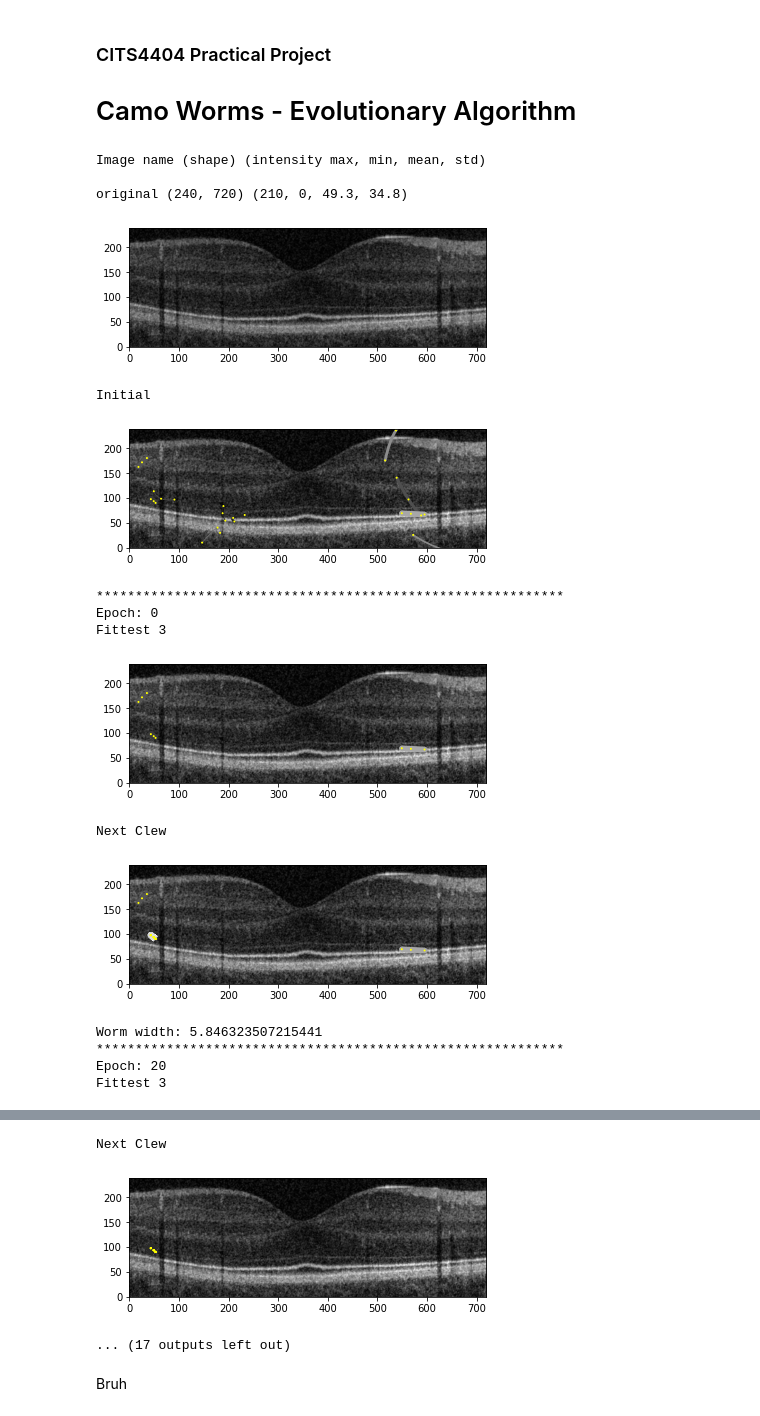
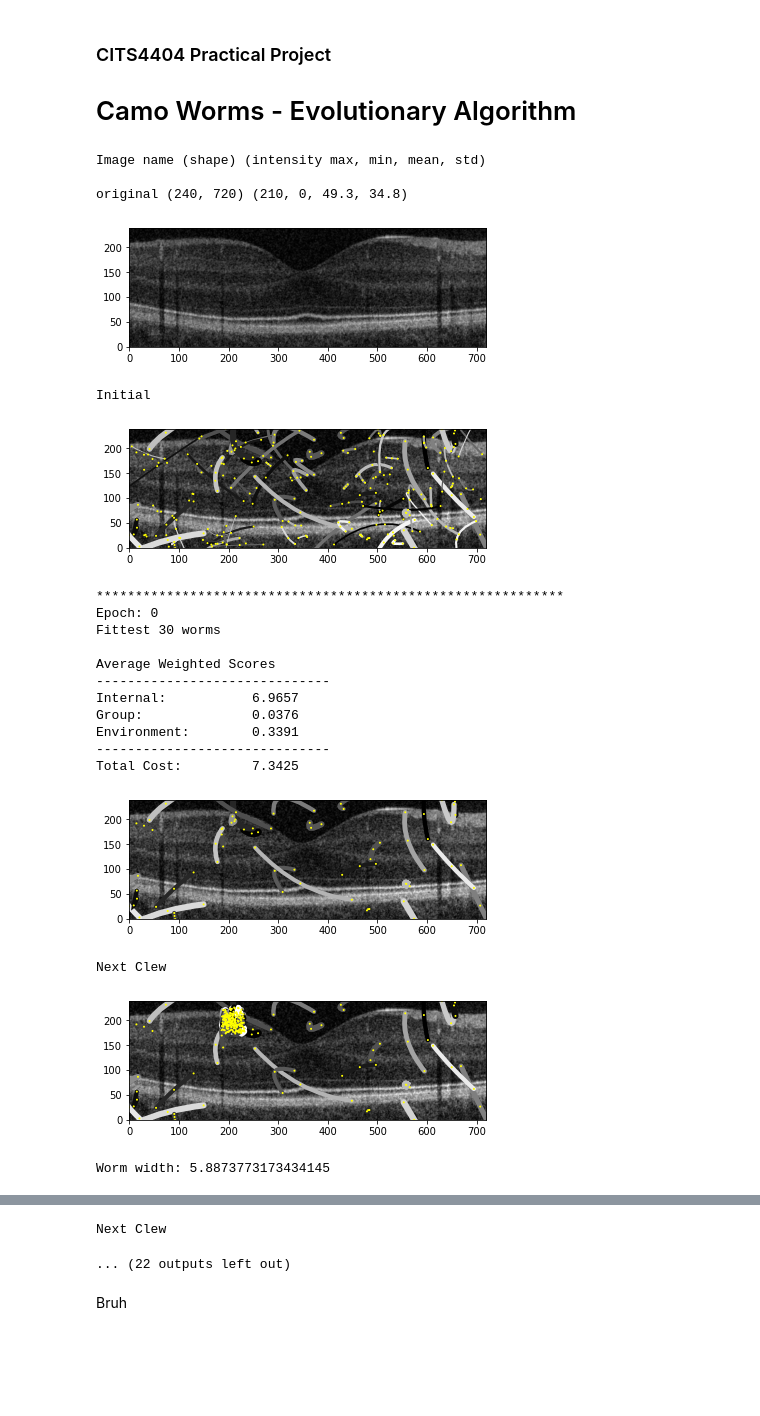
Before and after one commit to evnw/CITS4404-Assignment2, a Jupyter notebook: CamoWorms_EA.ipynb, the cells around one changed output, grey strips where cells are left out. Drawn from its saved outputs; the diff is of its cells as text; code cells hidden in the pictures; blank space fills up the shorter version.

```diff
--- a/CamoWorms_EA.ipynb
+++ b/CamoWorms_EA.ipynb
@@ -46,12 +74,25 @@ def get_cost(image, worm: Camo_Worm, w_internal: float=1.0, w_group: float=1.0,
 # %%
-def get_fittest(image, clew: list[Camo_Worm], top_n: int):
-    costs = [get_cost(image, worm) for worm in clew]
+def get_fittest(image, clew: list[Camo_Worm], top_n: int, w_internal: float=1.0, w_group: float=1.0, w_environment: float=1.0):
+    scores = [get_cost(image, i, clew, w_internal, w_group, w_environment) for i, worm in enumerate(clew)]
+    costs = [score[0] for score in scores]
+    internal_scores = [score[1] for score in scores]
+    group_scores = [score[2] for score in scores]
+    enviro_scores = [score[3] for score in scores]
     sorted_clew = sorted(zip(clew, costs), key=lambda x: x[1])
-    return [worm for worm,cost in sorted_clew[:top_n]]
+    return (
+        [worm for worm,cost in sorted_clew[:top_n]],
+        np.mean(costs),
+        np.mean(internal_scores),
+        np.mean(group_scores),
+        np.mean(enviro_scores)
+    )
 # %%
 def mutate_worm(worm: Camo_Worm):
-    new_x = worm.x
-    new_y = worm.y
+
+    new_x = worm.x + rng.uniform(-20, 20)
+    new_y = worm.y + rng.uniform(-20, 20)
+
+
     new_r = worm.r
     new_theta = worm.theta
     new_deviation_r = worm.dr
@@ -94,34 +135,46 @@ def train(image, mu: int, lmbda: int, num_epochs: int=100):
 
     for i in range(num_epochs+1):
         # get fittest mu worms
-        fittest = get_fittest(image, clew, mu)
+        fittest, avg_cost, avg_internal, avg_group, avg_enviro = get_fittest(image, clew, mu, w_group=10)
         # get next clew of size mu + lambda
         clew = get_next_clew(fittest.copy(), size=mu+lmbda)
         if i%20==0:
             print(60*"*")
             print(f"Epoch: {i}")
-            print(f"Fittest {len(fittest)}")
+            print(f"Fittest {len(fittest)} worms\n")
+            print("Average Weighted Scores")
+            print("-"*30)
+            print("Internal:".ljust(20) + f"{avg_internal:.4f}")
+            print("Group:".ljust(20) + f"{avg_group:.4f}")
+            print("Environment:".ljust(20) + f"{avg_enviro:.4f}")
+            print("-"*30)
+            print("Total Cost:".ljust(20) + f"{avg_cost:.4f}")
             observe_clew(fittest, image)
             print("Next Clew")
             observe_clew(clew, image)
             print(f"Worm width: {clew[0].width}")
 # %%
 img = prep_image(IMAGE_DIR, IMAGE_NAME, MASK)
-train(image=img, mu=3, lmbda=7)
+train(image=img, mu=30, lmbda=70)
 # %% [output]
 Image name (shape) (intensity max, min, mean, std)
 
 original (240, 720) (210, 0, 49.3, 34.8)
 [figure]
 Initial
-[figure, old version]
+[figure, new version]
 ************************************************************
 Epoch: 0
-Fittest 3
+Fittest 30 worms
+
+Average Weighted Scores
+------------------------------
+Internal:           6.9657
+Group:              0.0376
+Environment:        0.3391
+------------------------------
+Total Cost:         7.3425
-[figure, old version]
+[figure, new version]
 Next Clew
-[figure, old version]
+[figure, new version]
-Worm width: 5.846323507215441
-************************************************************
-Epoch: 20
-Fittest 3
+Worm width: 5.8873773173434145
@@ -129,5 +193,4 @@ Fittest 3
-Next Clew
-[figure, removed]
-... (17 outputs left out)
+Next Clew
+... (22 outputs left out)
 # %% [markdown]
 Bruh
```
Also changed, not shown: parts of 2 cells of this notebook, 3 other files.
